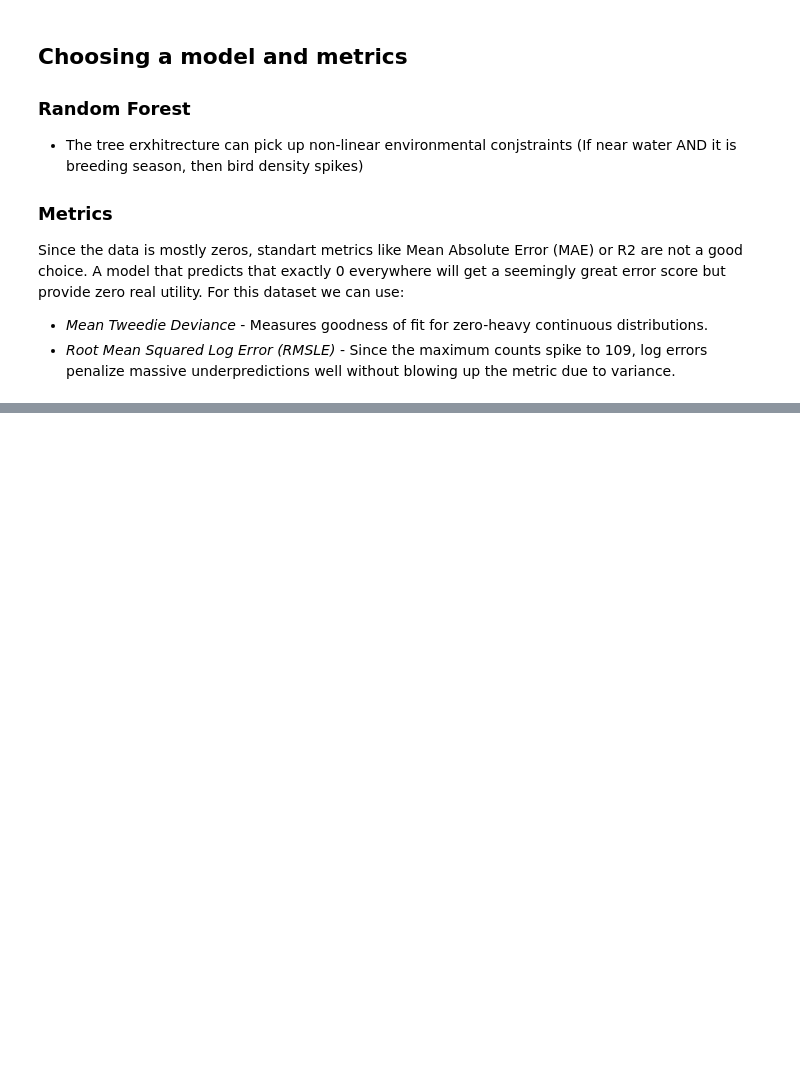
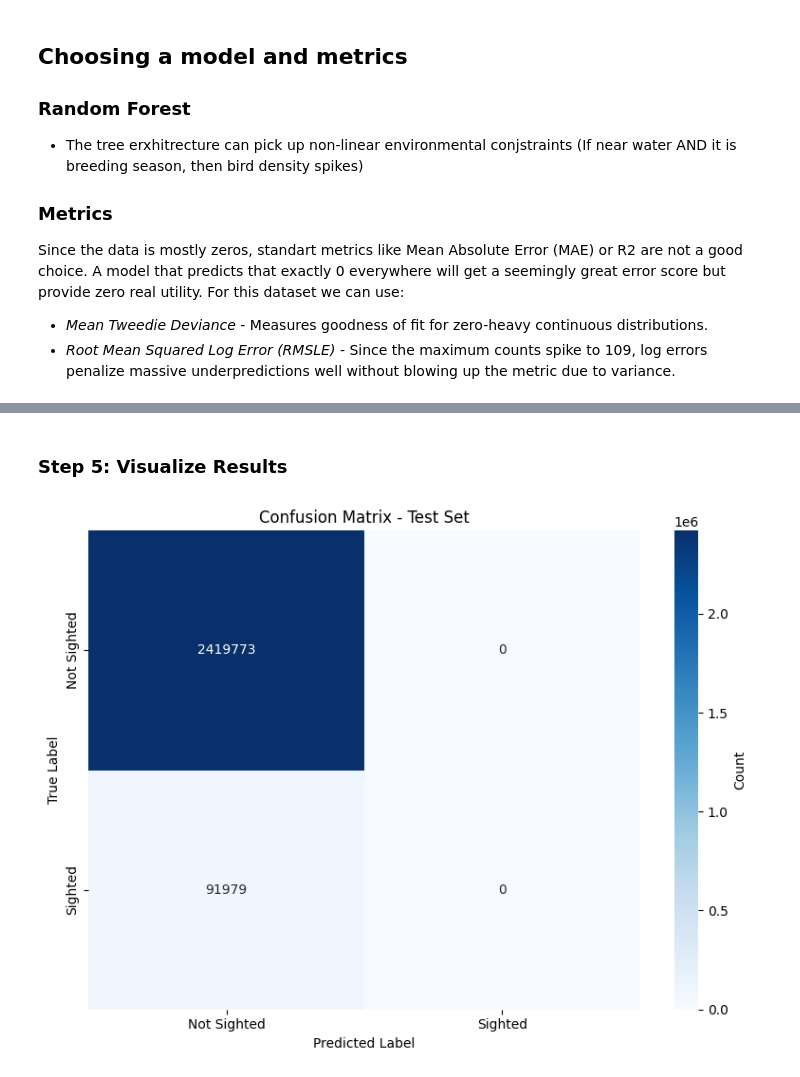
Before and after one commit to kebabzter/the-greatest-cormorant, a Jupyter notebook: notebook-03.ipynb, the cells around one changed output, grey strips where cells are left out. Saved outputs shown, nothing was run; the diff lists cells and outputs as text; code cells hidden in the pictures; blank space fills up the shorter version.

```diff
--- a/notebook-03.ipynb
+++ b/notebook-03.ipynb
@@ -189,0 +196,7 @@ Since the data is mostly zeros, standart metrics like Mean Absolute Error (MAE)
+# %%
+# Create binary sighted target for classification
+df_clean['sighted'] = (df_clean['Phalacrocorax carbo'] > 0).astype(int)
+
+print(f"Sightings: {(df_clean['sighted'] == 1).sum()}")
+print(f"No sightings: {(df_clean['sighted'] == 0).sum()}")
+print(f"Class balance: {df_clean['sighted'].mean()*100:.1f}% positive")
@@ -189,0 +209,15 @@ Since the data is mostly zeros, standart metrics like Mean Absolute Error (MAE)
+# %%
+# Select simple features
+baseline_features = ['decimalLatitude', 'decimalLongitude', 'month', 'day_of_year']
+
+df_baseline = df_clean[baseline_features + ['sighted']].dropna()
+print(f"Dataset size: {df_baseline.shape[0]:,} rows")
+
+X_b = df_baseline[baseline_features]
+y_b = df_baseline['sighted']
+
+# Split into train and test
+X_train, X_test, y_train, y_test = train_test_split(
+    X_b, y_b, test_size=0.2, random_state=42, stratify=y_b
+)
+print(f"Train: {X_train.shape[0]:,} | Test: {X_test.shape[0]:,}")
@@ -189,0 +229,10 @@ Since the data is mostly zeros, standart metrics like Mean Absolute Error (MAE)
+# %%
+# Train decision tree (max_depth=5 keeps it simple and interpretable)
+model = DecisionTreeClassifier(max_depth=5, random_state=42, min_samples_split=20)
+model.fit(X_train, y_train)
+
+# Make predictions
+y_pred_train = model.predict(X_train)
+y_pred_test = model.predict(X_test)
+
+print("Model trained successfully!")
@@ -189,0 +275,16 @@ Since the data is mostly zeros, standart metrics like Mean Absolute Error (MAE)
+# %% [markdown]
+### Step 5: Visualize Results
+# %%
+cm = confusion_matrix(y_test, y_pred_test)
+plt.figure(figsize=(8, 6))
+sns.heatmap(cm, annot=True, fmt='d', cmap='Blues',
+            xticklabels=['Not Sighted', 'Sighted'],
+            yticklabels=['Not Sighted', 'Sighted'],
+            cbar_kws={'label': 'Count'})
+plt.ylabel('True Label')
+plt.xlabel('Predicted Label')
+plt.title('Confusion Matrix - Test Set')
+plt.tight_layout()
+plt.show()
+# %% [output]
+[figure, added]
```
Also changed, not shown: parts of 11 cells of this notebook, 1 other file.
